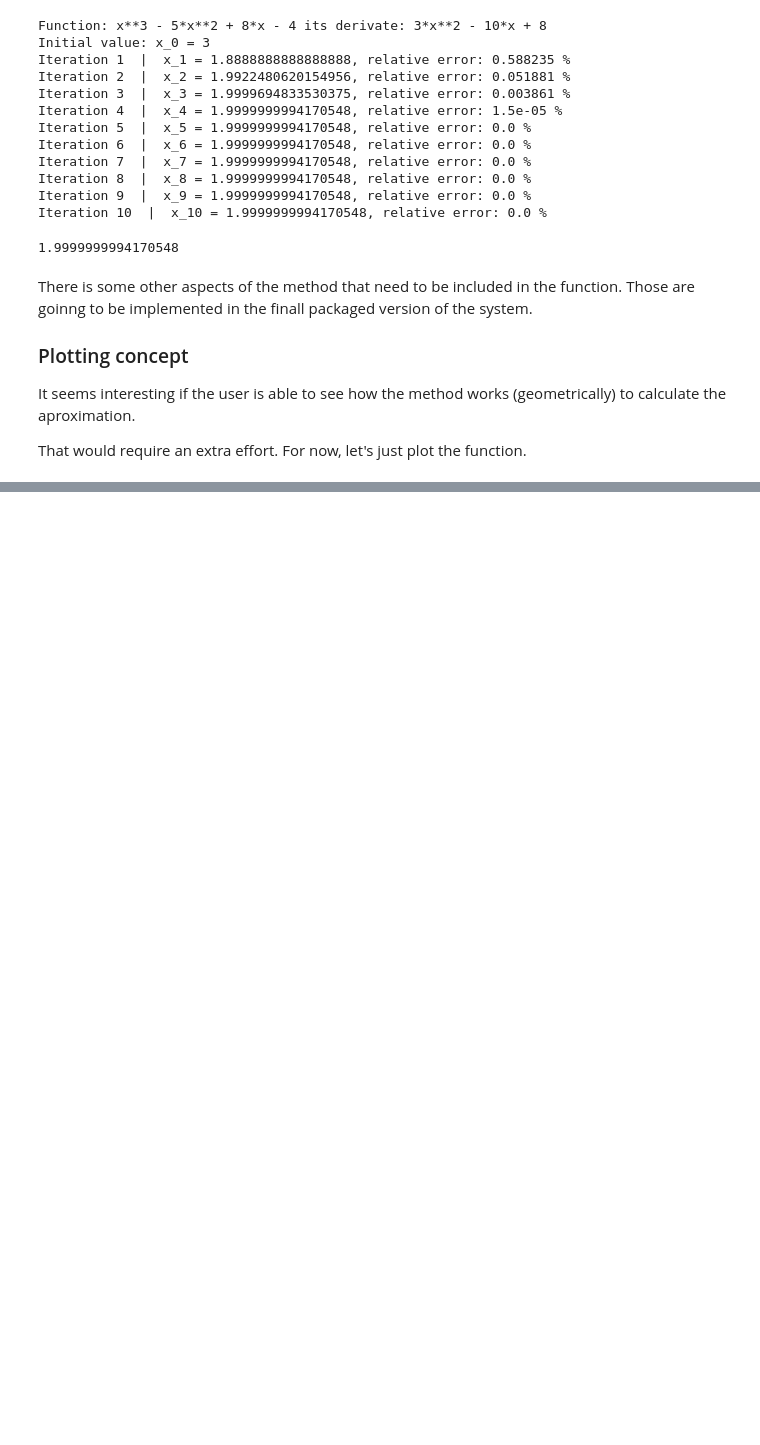
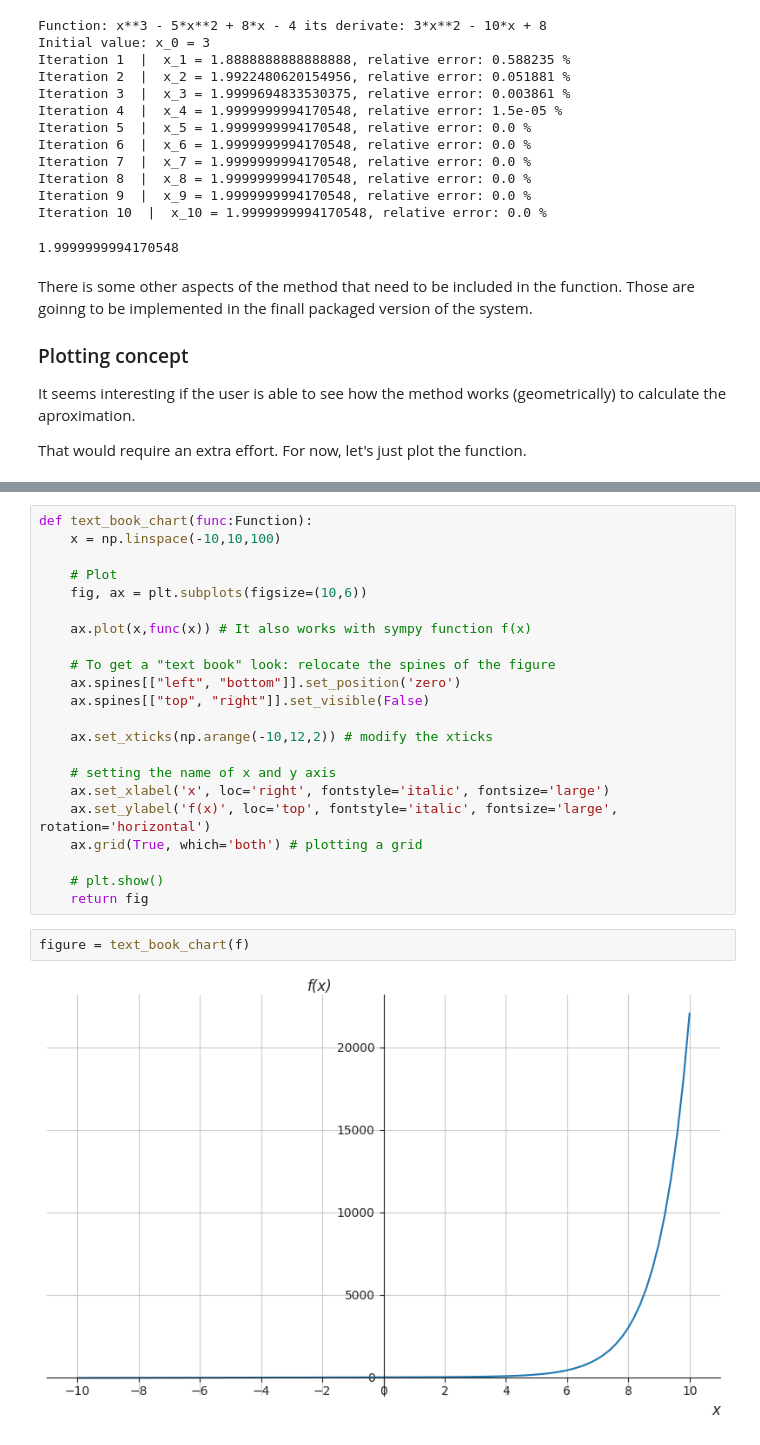
Before and after one commit to Juan-Mendoza00/Numercial-analysis, a Jupyter notebook: newton_raphson_implementation.ipynb, the cells around one changed output, grey strips where cells are left out. Cells and saved outputs as stored; diff of their text form; blank space fills up the shorter version.

Commit message:
module functions

```diff
--- a/newton_raphson_implementation.ipynb
+++ b/newton_raphson_implementation.ipynb
@@ -169,3 +171,29 @@ ax.set_ylabel('f(x)', loc='top', fontstyle='italic', fontsize='large', rotation=
 ax.grid(True, which='both') # plotting a grid
 # %% [output]
 [figure]
+# %%
+def text_book_chart(func:Function):
+    x = np.linspace(-10,10,100)
+
+    # Plot
+    fig, ax = plt.subplots(figsize=(10,6))
+
+    ax.plot(x,func(x)) # It also works with sympy function f(x)
+
+    # To get a "text book" look: relocate the spines of the figure
+    ax.spines[["left", "bottom"]].set_position('zero')
+    ax.spines[["top", "right"]].set_visible(False)
+
+    ax.set_xticks(np.arange(-10,12,2)) # modify the xticks
+
+    # setting the name of x and y axis
+    ax.set_xlabel('x', loc='right', fontstyle='italic', fontsize='large')
+    ax.set_ylabel('f(x)', loc='top', fontstyle='italic', fontsize='large', rotation='horizontal')
+    ax.grid(True, which='both') # plotting a grid
+
+    # plt.show()
+    return fig
+# %%
+figure = text_book_chart(f)
+# %% [output]
+[figure, added]
```
Also changed, not shown: parts of 3 cells of this notebook, 2 other files.
